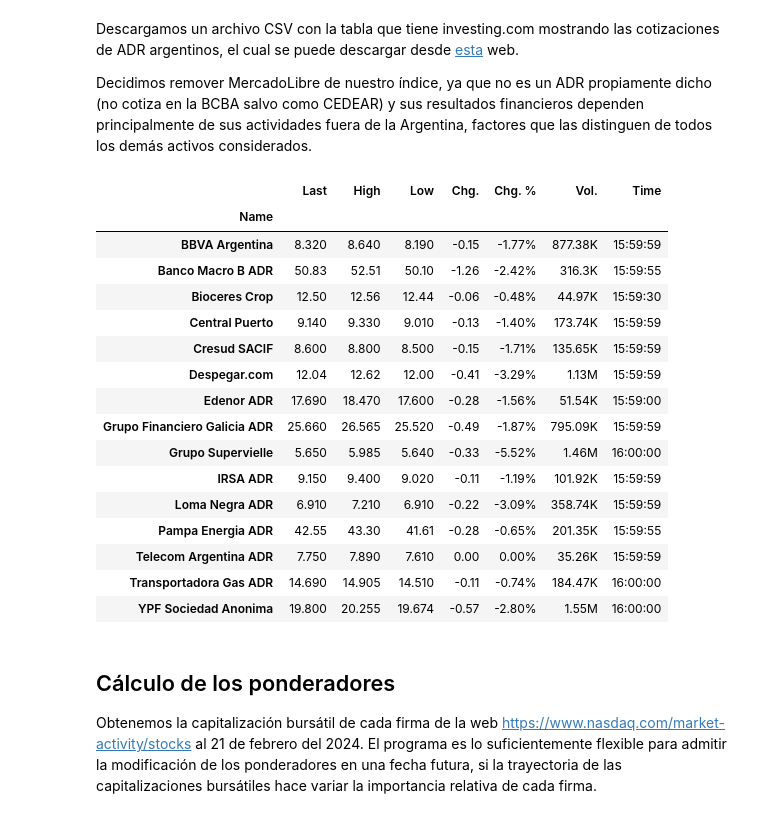
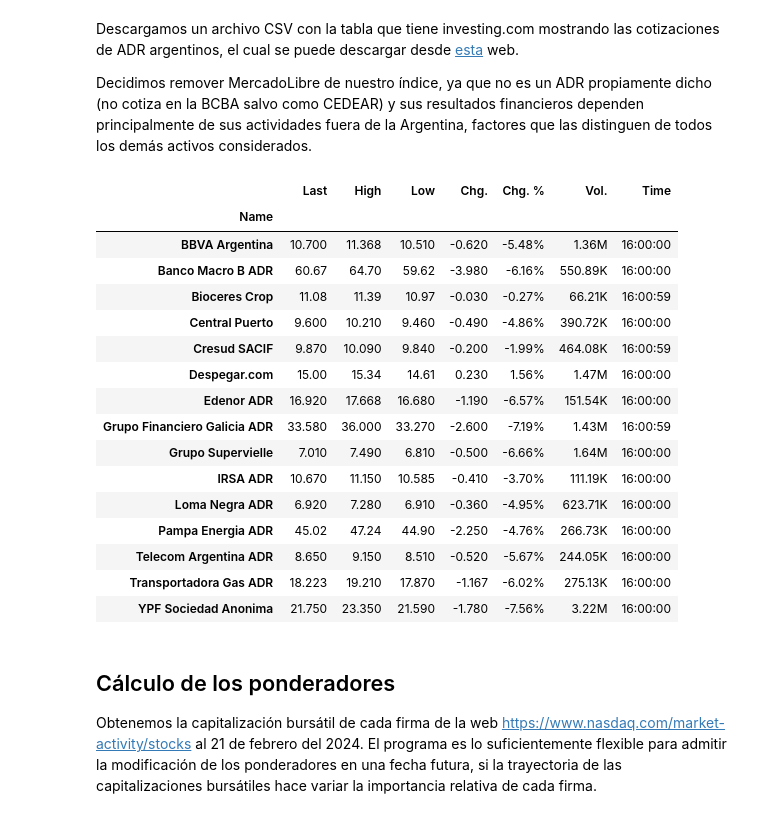
Before and after one commit to andres-fern/argdr, a Jupyter notebook: ArgDR_index.ipynb, the cells around one changed output. Saved outputs shown, nothing was run; the diff lists cells and outputs as text; code cells hidden in the pictures.

```diff
--- a/ArgDR_index.ipynb
+++ b/ArgDR_index.ipynb
@@ -61,6 +61,7 @@ import pandas as pd
 
 #Cargamos datos de distintas fechas para evaluar robustez
 
+ADRs_20230703 = 'Data\Arg_ADRs_2023_07_03.csv'
 ADRs_20240102 = 'Data\Arg_ADRs_2024_01_02.csv'
 ADRs_20240201 = 'Data\Arg_ADRs_2024_02_01.csv'
 ADRs_20240221 = 'Data\Arg_ADRs_2024_02_21.csv'
@@ -70,48 +71,48 @@ latest = 'Data\Argentina ADRs.csv'
 
 def generar_tabla(csvfile):
 
     import pandas as pd
 
     tablaADR = pd.read_csv(csvfile)
 
     tablaADR = pd.DataFrame(tablaADR)
 
     tablaADR.set_index('Name', inplace = True)
 
     #print(tablaADR.index.values)
 
     # Removemos MercadoLibre (MELI) de la tabla y creamos una 'tablaADR_sinMELI'
 
     tablaADR_sinMELI = tablaADR.drop(['MercadoLibre'])
 
     #print(tablaADR_sinMELI.index.values)
 
     tablaADR_sinMELI = tablaADR_sinMELI.sort_values(by ='Name')
 
 
 
 
     return tablaADR_sinMELI
 
 generar_tabla(latest)
 # %% [output]
 |  | Last | High | Low | Chg. | Chg. % | Vol. | Time |
 | Name |  |  |  |  |  |  |  |
-| BBVA Argentina | 8.320 | 8.640 | 8.190 | -0.15 | -1.77% | 877.38K | 15:59:59 |
-| Banco Macro B ADR | 50.83 | 52.51 | 50.10 | -1.26 | -2.42% | 316.3K | 15:59:55 |
-| Bioceres Crop | 12.50 | 12.56 | 12.44 | -0.06 | -0.48% | 44.97K | 15:59:30 |
-| Central Puerto | 9.140 | 9.330 | 9.010 | -0.13 | -1.40% | 173.74K | 15:59:59 |
-| Cresud SACIF | 8.600 | 8.800 | 8.500 | -0.15 | -1.71% | 135.65K | 15:59:59 |
-| Despegar.com | 12.04 | 12.62 | 12.00 | -0.41 | -3.29% | 1.13M | 15:59:59 |
-| Edenor ADR | 17.690 | 18.470 | 17.600 | -0.28 | -1.56% | 51.54K | 15:59:00 |
-| Grupo Financiero Galicia ADR | 25.660 | 26.565 | 25.520 | -0.49 | -1.87% | 795.09K | 15:59:59 |
-| Grupo Supervielle | 5.650 | 5.985 | 5.640 | -0.33 | -5.52% | 1.46M | 16:00:00 |
-| IRSA ADR | 9.150 | 9.400 | 9.020 | -0.11 | -1.19% | 101.92K | 15:59:59 |
-| Loma Negra ADR | 6.910 | 7.210 | 6.910 | -0.22 | -3.09% | 358.74K | 15:59:59 |
-| Pampa Energia ADR | 42.55 | 43.30 | 41.61 | -0.28 | -0.65% | 201.35K | 15:59:55 |
-| Telecom Argentina ADR | 7.750 | 7.890 | 7.610 | 0.00 | 0.00% | 35.26K | 15:59:59 |
-| Transportadora Gas ADR | 14.690 | 14.905 | 14.510 | -0.11 | -0.74% | 184.47K | 16:00:00 |
-| YPF Sociedad Anonima | 19.800 | 20.255 | 19.674 | -0.57 | -2.80% | 1.55M | 16:00:00 |
+| BBVA Argentina | 10.700 | 11.368 | 10.510 | -0.620 | -5.48% | 1.36M | 16:00:00 |
+| Banco Macro B ADR | 60.67 | 64.70 | 59.62 | -3.980 | -6.16% | 550.89K | 16:00:00 |
+| Bioceres Crop | 11.08 | 11.39 | 10.97 | -0.030 | -0.27% | 66.21K | 16:00:59 |
+| Central Puerto | 9.600 | 10.210 | 9.460 | -0.490 | -4.86% | 390.72K | 16:00:00 |
+| Cresud SACIF | 9.870 | 10.090 | 9.840 | -0.200 | -1.99% | 464.08K | 16:00:59 |
+| Despegar.com | 15.00 | 15.34 | 14.61 | 0.230 | 1.56% | 1.47M | 16:00:00 |
+| Edenor ADR | 16.920 | 17.668 | 16.680 | -1.190 | -6.57% | 151.54K | 16:00:00 |
+| Grupo Financiero Galicia ADR | 33.580 | 36.000 | 33.270 | -2.600 | -7.19% | 1.43M | 16:00:59 |
+| Grupo Supervielle | 7.010 | 7.490 | 6.810 | -0.500 | -6.66% | 1.64M | 16:00:00 |
+| IRSA ADR | 10.670 | 11.150 | 10.585 | -0.410 | -3.70% | 111.19K | 16:00:00 |
+| Loma Negra ADR | 6.920 | 7.280 | 6.910 | -0.360 | -4.95% | 623.71K | 16:00:00 |
+| Pampa Energia ADR | 45.02 | 47.24 | 44.90 | -2.250 | -4.76% | 266.73K | 16:00:00 |
+| Telecom Argentina ADR | 8.650 | 9.150 | 8.510 | -0.520 | -5.67% | 244.05K | 16:00:00 |
+| Transportadora Gas ADR | 18.223 | 19.210 | 17.870 | -1.167 | -6.02% | 275.13K | 16:00:00 |
+| YPF Sociedad Anonima | 21.750 | 23.350 | 21.590 | -1.780 | -7.56% | 3.22M | 16:00:00 |
 # %% [markdown]
 ## Cálculo de los ponderadores
 
```
Also changed, not shown: parts of 9 cells of this notebook.
